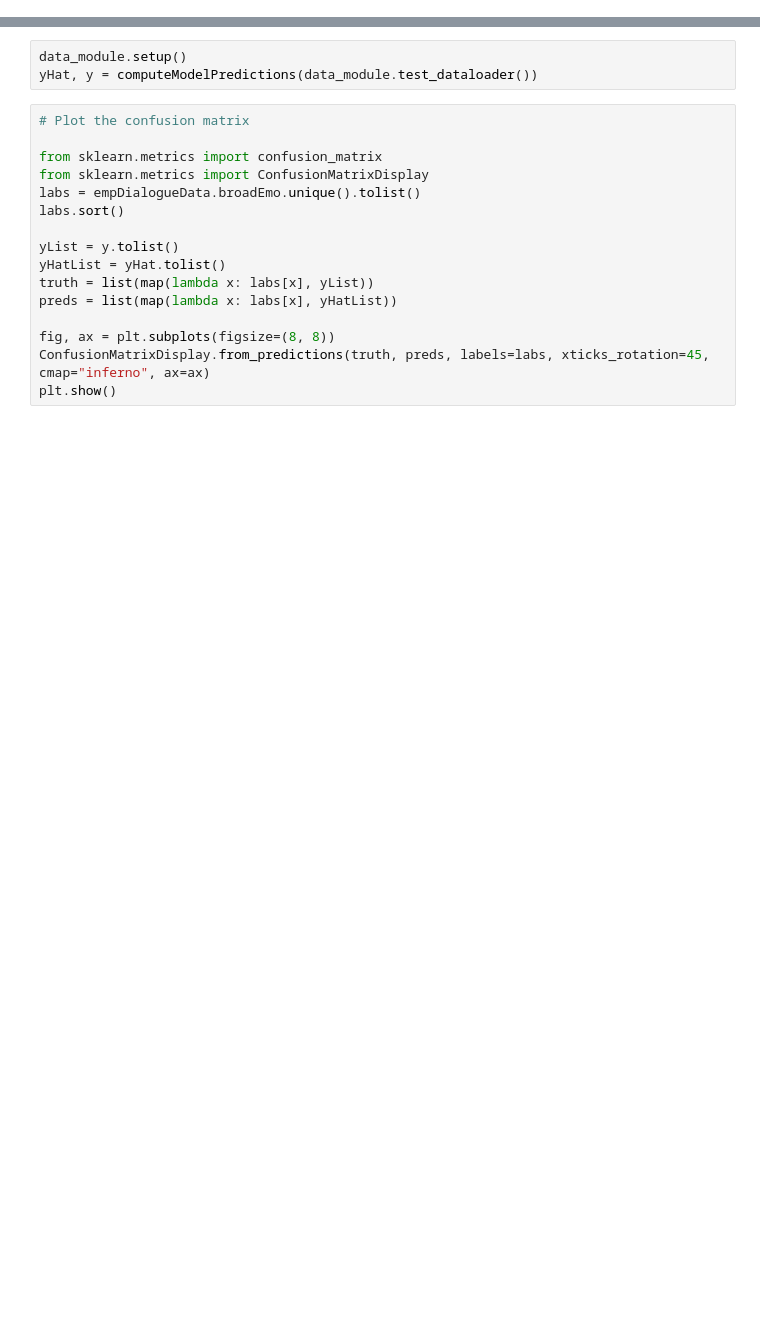
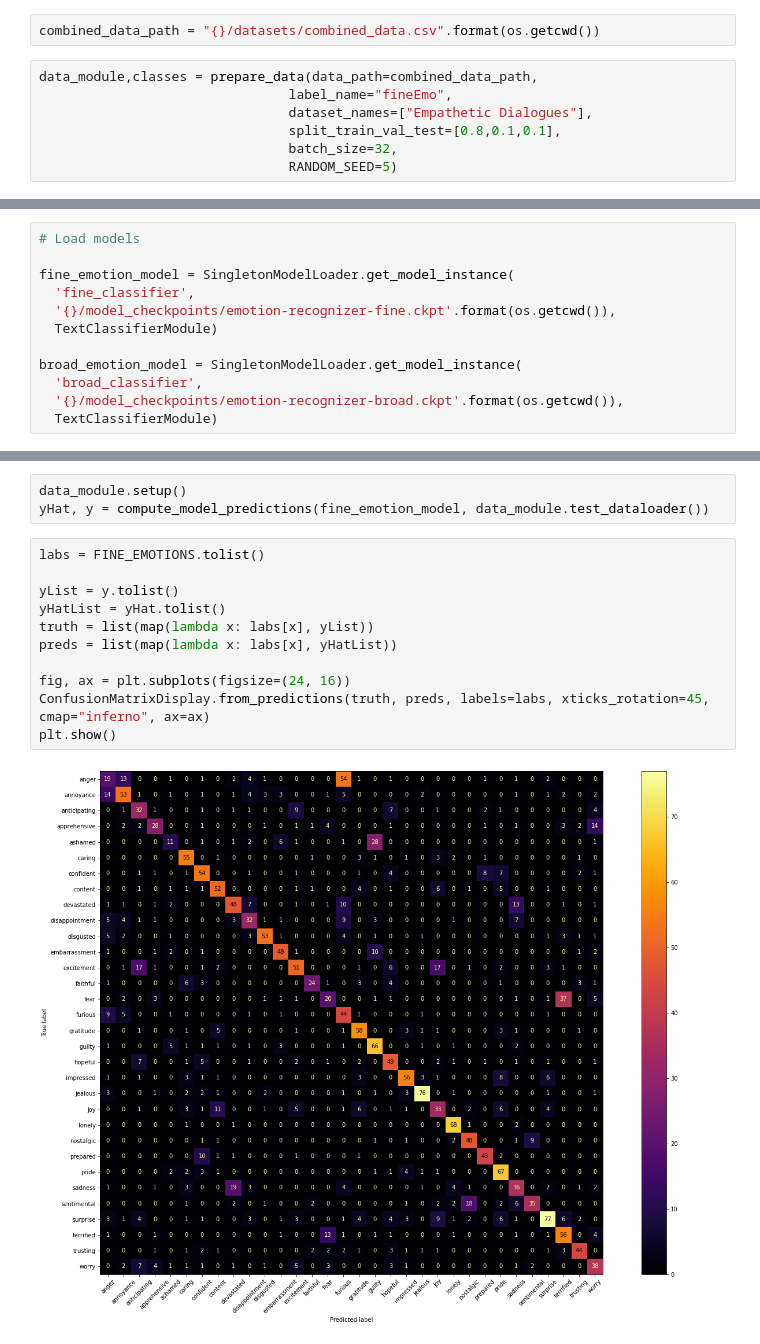
Before and after one commit to Ea0011/explainable-sentiment-analysis, a Jupyter notebook: Scripts/testing.ipynb, the cells around one changed output, grey strips where cells are left out. Cells and saved outputs as stored; diff of their text form; blank space fills up the shorter version.

Commit message:
feat: add script for computing evaluation metrics

```diff
--- a/Scripts/testing.ipynb
+++ b/Scripts/testing.ipynb
@@ -50,0 +57,9 @@ print(model)
+# %%
+combined_data_path = "{}/datasets/combined_data.csv".format(os.getcwd())
+# %%
+data_module,classes = prepare_data(data_path=combined_data_path,
+                                label_name="fineEmo",
+                                dataset_names=["Empathetic Dialogues"],
+                                split_train_val_test=[0.8,0.1,0.1],
+                                batch_size=32,
+                                RANDOM_SEED=5)
@@ -50,0 +70,12 @@ print(model)
+# %%
+# Load models
+
+fine_emotion_model = SingletonModelLoader.get_model_instance(
+  'fine_classifier',
+  '{}/model_checkpoints/emotion-recognizer-fine.ckpt'.format(os.getcwd()),
+  TextClassifierModule)
+
+broad_emotion_model = SingletonModelLoader.get_model_instance(
+  'broad_classifier',
+  '{}/model_checkpoints/emotion-recognizer-broad.ckpt'.format(os.getcwd()),
+  TextClassifierModule)
@@ -67,19 +116,16 @@ print(json.dumps(classProbabilities, indent=1))
 # %%
 data_module.setup()
-yHat, y = computeModelPredictions(data_module.test_dataloader())
+yHat, y = compute_model_predictions(fine_emotion_model, data_module.test_dataloader())
 # %%
-# Plot the confusion matrix
-
-from sklearn.metrics import confusion_matrix
-from sklearn.metrics import ConfusionMatrixDisplay
-labs = empDialogueData.broadEmo.unique().tolist()
-labs.sort()
+labs = FINE_EMOTIONS.tolist()
 
 yList = y.tolist()
 yHatList = yHat.tolist()
 truth = list(map(lambda x: labs[x], yList))
 preds = list(map(lambda x: labs[x], yHatList))
 
-fig, ax = plt.subplots(figsize=(8, 8))
+fig, ax = plt.subplots(figsize=(24, 16))
 ConfusionMatrixDisplay.from_predictions(truth, preds, labels=labs, xticks_rotation=45, cmap="inferno", ax=ax)
 plt.show()
+# %% [output]
+[figure, added]
```
Also changed, not shown: parts of 19 cells of this notebook.
